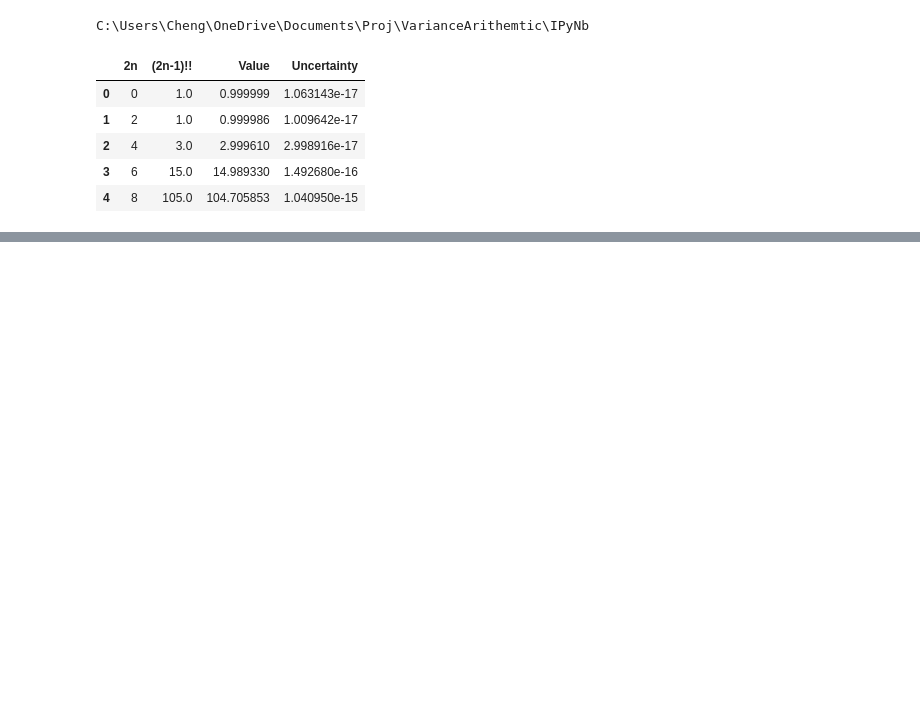
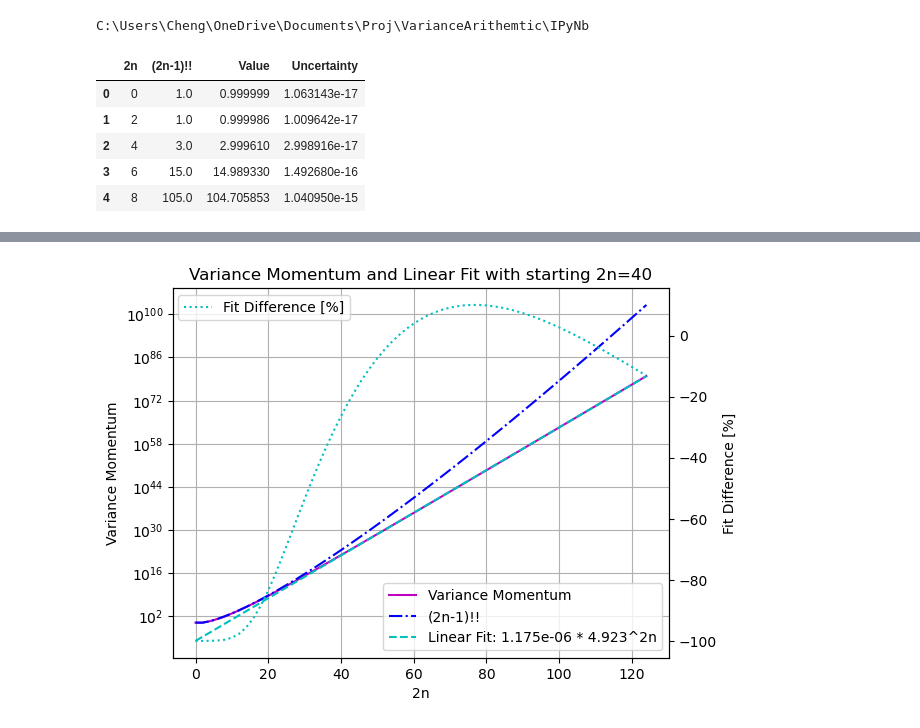
Before and after one commit to Chengpu0707/VarianceArithmetic, a Jupyter notebook: IPyNb/Momentum.ipynb, the cells around one changed output, grey strips where cells are left out. Saved outputs shown, nothing was run; the diff lists cells and outputs as text; code cells hidden in the pictures; blank space fills up the shorter version.

```diff
--- a/IPyNb/Momentum.ipynb
+++ b/IPyNb/Momentum.ipynb
@@ -34,0 +58,4 @@ df.plot(logy=True, grid=True, title='Variance Momentum', style={'Linear Fit': 'b
+# %%
+LinearFit(40)
+# %% [output]
+[figure, added]
```
Also changed, not shown: parts of 9 cells of this notebook, 30 other files.
